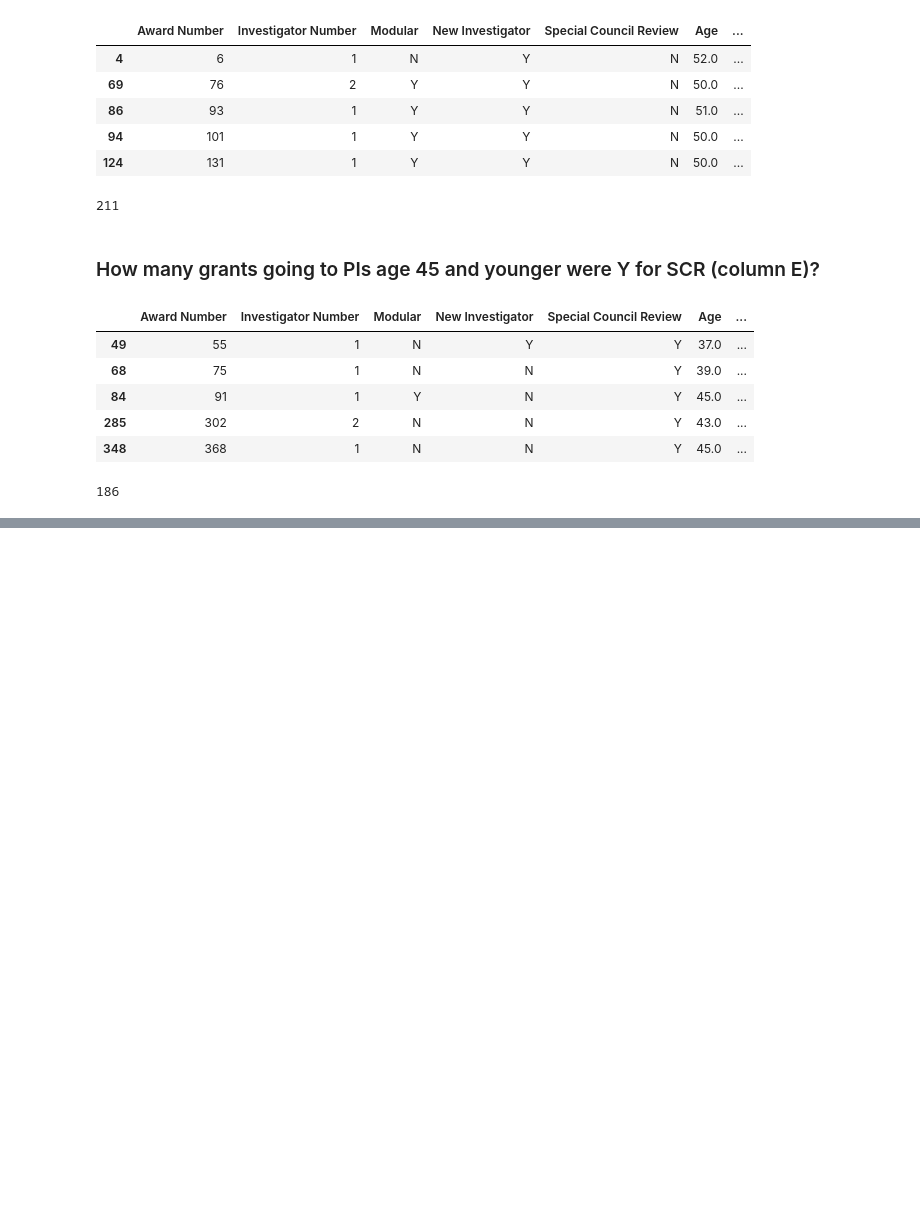
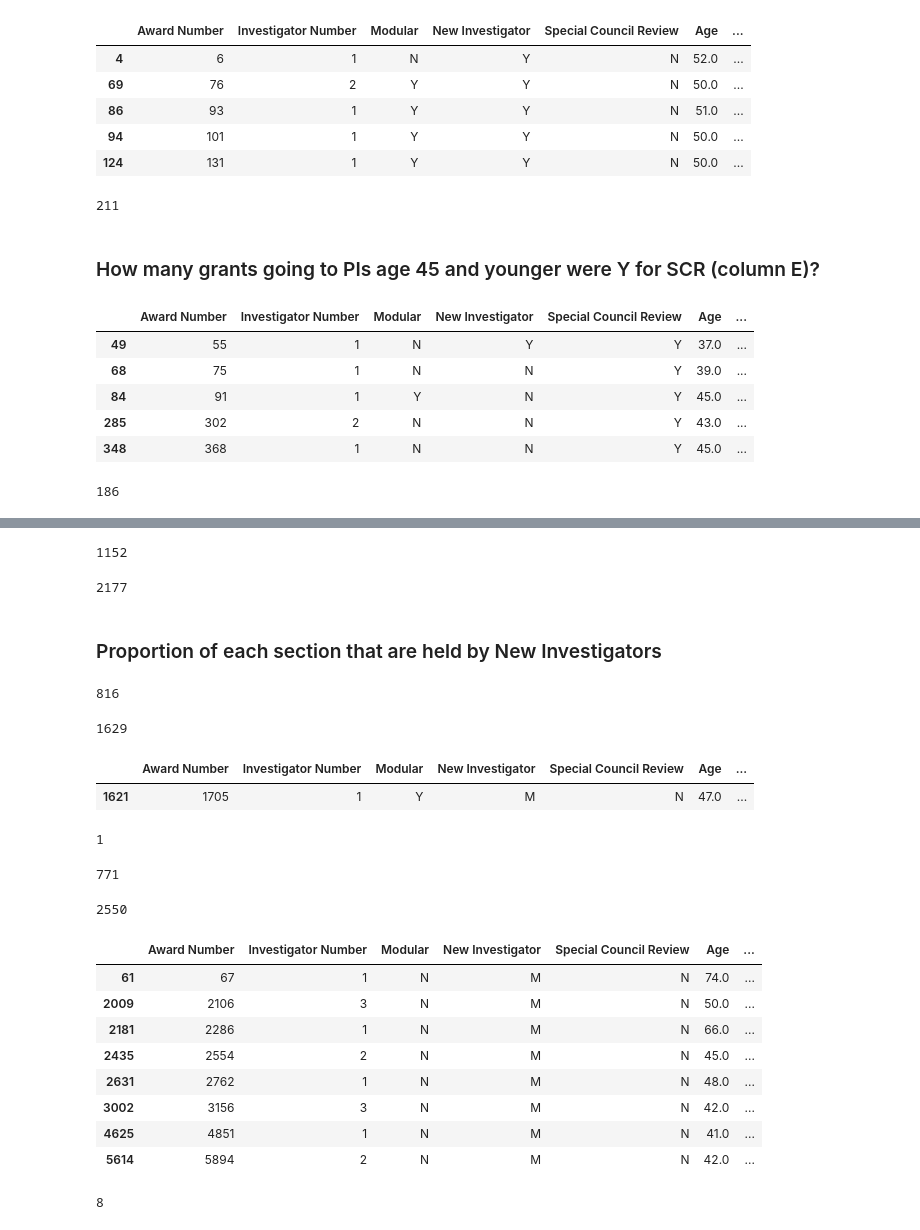
Before and after one commit to chris-creditdesign/nih-awards, a Jupyter notebook: nih-awards-by-age.ipynb, the cells around one changed output, grey strips where cells are left out. Drawn from its saved outputs; the diff is of its cells as text; code cells hidden in the pictures; blank space fills up the shorter version.

Commit message:
Adds extra modular grant questions

```diff
--- a/nih-awards-by-age.ipynb
+++ b/nih-awards-by-age.ipynb
@@ -222,0 +252,59 @@ len(youngest_by_award[(youngest_by_award["Age"] <= 45) & (youngest_by_award["Spe
+# %%
+# Number of grants without modular funding held by investigators 45 and younger
+len(youngest_by_award[ (youngest_by_award["Modular"] == "N") & (youngest_by_award["Age"] <= 45) ])
+# %% [output]
+1152
+# %%
+# Number of grants without modular funding held by investigators older than 45
+len(youngest_by_award[ (youngest_by_award["Modular"] == "N") & (youngest_by_award["Age"] > 45) ])
+# %% [output]
+2177
+# %% [markdown]
+### Proportion of each section that are held by New Investigators
+# %%
+# Number of grants with modular funding held by new investigators
+len(youngest_by_award[ (youngest_by_award["Modular"] == "Y") & (youngest_by_award["New Investigator"] == "Y") ])
+# %% [output]
+816
+# %%
+# Number of grants with modular funding held by NOT new investigators
+len(youngest_by_award[ (youngest_by_award["Modular"] == "Y") & (youngest_by_award["New Investigator"] == "N") ])
+# %% [output]
+1629
+# %%
+youngest_by_award[ (youngest_by_award["Modular"] == "Y") & (youngest_by_award["New Investigator"] != "Y") & (youngest_by_award["New Investigator"] != "N")]
+# %% [output]
+|  | Award Number | Investigator Number | Modular | New Investigator | Special Council Review | Age | ... |
+| 1621 | 1705 | 1 | Y | M | N | 47.0 | ... |
+# %%
+# 1 is listed as M
+len(youngest_by_award[(youngest_by_award["Modular"] == "Y") & (youngest_by_award["New Investigator"] != "Y") & (youngest_by_award["New Investigator"] != "N")])
+# %% [output]
+1
+# %%
+# Number of grants with non-modular funding held by new investigators
+len(youngest_by_award[ (youngest_by_award["Modular"] == "N") & (youngest_by_award["New Investigator"] == "Y") ])
+# %% [output]
+771
+# %%
+# Number of grants with non-modular funding held by NOT new investigators
+len(youngest_by_award[ (youngest_by_award["Modular"] == "N") & (youngest_by_award["New Investigator"] == "N") ])
+# %% [output]
+2550
+# %%
+youngest_by_award[ (youngest_by_award["Modular"] == "N") & (youngest_by_award["New Investigator"] != "Y") & (youngest_by_award["New Investigator"] != "N")]
+# %% [output]
+|  | Award Number | Investigator Number | Modular | New Investigator | Special Council Review | Age | ... |
+| 61 | 67 | 1 | N | M | N | 74.0 | ... |
+| 2009 | 2106 | 3 | N | M | N | 50.0 | ... |
+| 2181 | 2286 | 1 | N | M | N | 66.0 | ... |
+| 2435 | 2554 | 2 | N | M | N | 45.0 | ... |
+| 2631 | 2762 | 1 | N | M | N | 48.0 | ... |
+| 3002 | 3156 | 3 | N | M | N | 42.0 | ... |
+| 4625 | 4851 | 1 | N | M | N | 41.0 | ... |
+| 5614 | 5894 | 2 | N | M | N | 42.0 | ... |
+# %%
+# 8 are listed as M
+len(youngest_by_award[(youngest_by_award["Modular"] == "N") & (youngest_by_award["New Investigator"] != "Y") & (youngest_by_award["New Investigator"] != "N")])
+# %% [output]
+8
```
Also changed, not shown: parts of 7 cells of this notebook.
